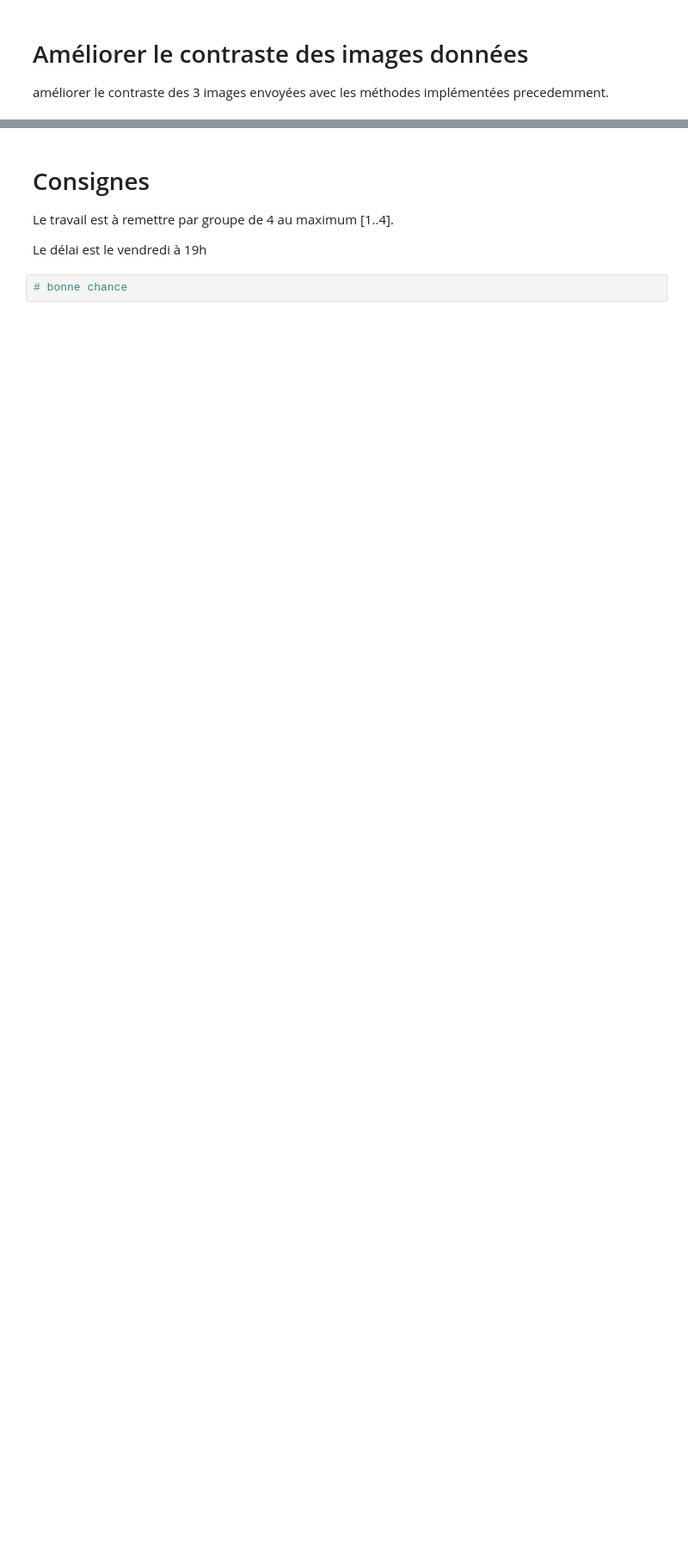
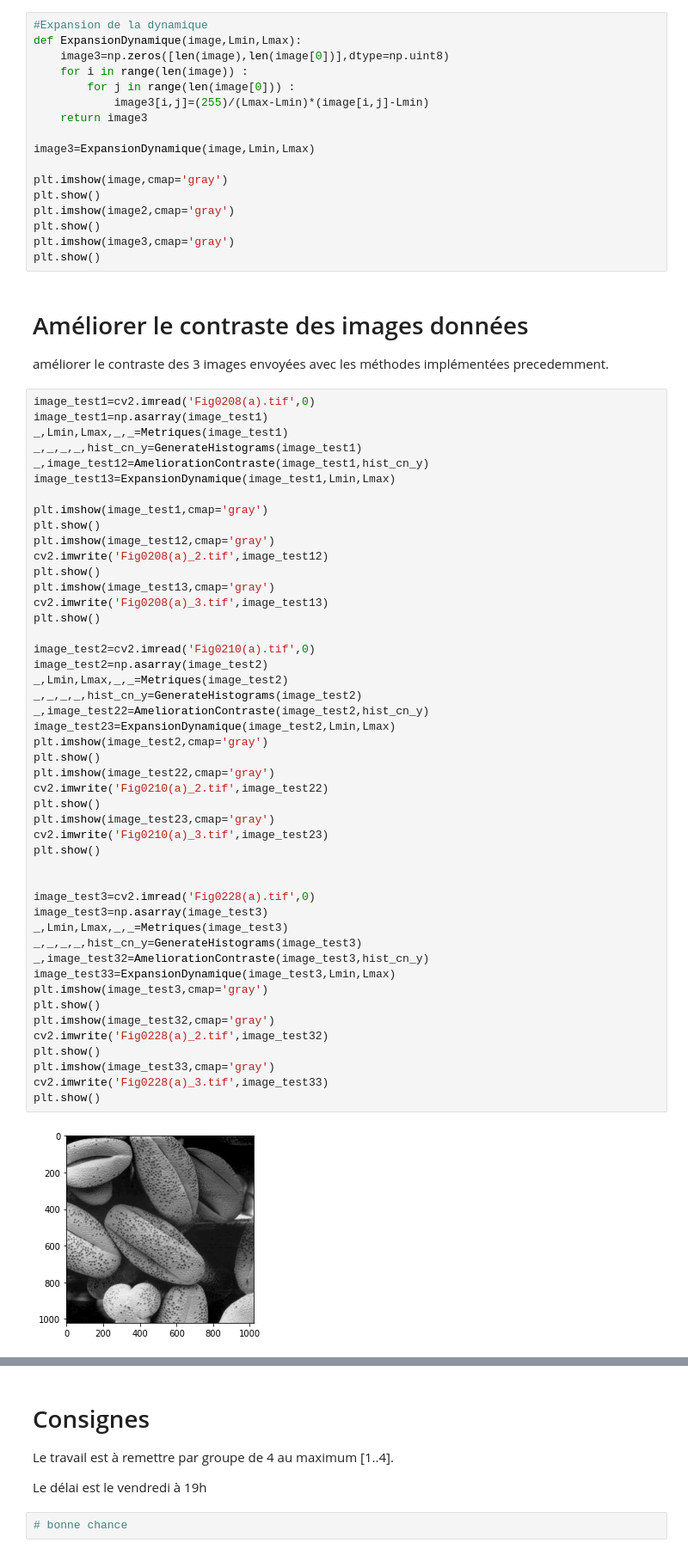
Before and after one commit to Se1f0/Histogram-equalizationand-and-image-contrast, a Jupyter notebook: TP 2 - Histogrammes.ipynb, the cells around one changed output, grey strips where cells are left out. Shown at 86% size. Cells and saved outputs as stored; diff of their text form; blank space fills up the shorter version.

```diff
--- a/TP 2 - Histogrammes.ipynb
+++ b/TP 2 - Histogrammes.ipynb
@@ -122,5 +196,71 @@ plt.show()
 # %% [markdown]
 # Expansion de la dynamique et comparaison avec l'égalisation d'histogramme
+# %%
+#Expansion de la dynamique
+def ExpansionDynamique(image,Lmin,Lmax):
+    image3=np.zeros([len(image),len(image[0])],dtype=np.uint8)
+    for i in range(len(image)) :
+        for j in range(len(image[0])) :
+            image3[i,j]=(255)/(Lmax-Lmin)*(image[i,j]-Lmin)
+    return image3
+
+image3=ExpansionDynamique(image,Lmin,Lmax)
+
+plt.imshow(image,cmap='gray')
+plt.show()
+plt.imshow(image2,cmap='gray')
+plt.show()
+plt.imshow(image3,cmap='gray')
+plt.show()
 # %% [markdown]
 # Améliorer le contraste des images données
 améliorer le contraste des 3 images envoyées avec les méthodes implémentées precedemment.
+# %%
+image_test1=cv2.imread('Fig0208(a).tif',0)
+image_test1=np.asarray(image_test1)
+_,Lmin,Lmax,_,_=Metriques(image_test1)
+_,_,_,_,hist_cn_y=GenerateHistograms(image_test1)
+_,image_test12=AmeliorationContraste(image_test1,hist_cn_y)
+image_test13=ExpansionDynamique(image_test1,Lmin,Lmax)
+
+plt.imshow(image_test1,cmap='gray')
+plt.show()
+plt.imshow(image_test12,cmap='gray')
+cv2.imwrite('Fig0208(a)_2.tif',image_test12)
+plt.show()
+plt.imshow(image_test13,cmap='gray')
+cv2.imwrite('Fig0208(a)_3.tif',image_test13)
+plt.show()
+
+image_test2=cv2.imread('Fig0210(a).tif',0)
+image_test2=np.asarray(image_test2)
+_,Lmin,Lmax,_,_=Metriques(image_test2)
+_,_,_,_,hist_cn_y=GenerateHistograms(image_test2)
+_,image_test22=AmeliorationContraste(image_test2,hist_cn_y)
+image_test23=ExpansionDynamique(image_test2,Lmin,Lmax)
+plt.imshow(image_test2,cmap='gray')
+plt.show()
+plt.imshow(image_test22,cmap='gray')
+cv2.imwrite('Fig0210(a)_2.tif',image_test22)
+plt.show()
+plt.imshow(image_test23,cmap='gray')
+cv2.imwrite('Fig0210(a)_3.tif',image_test23)
+plt.show()
+
+
+image_test3=cv2.imread('Fig0228(a).tif',0)
+image_test3=np.asarray(image_test3)
+_,Lmin,Lmax,_,_=Metriques(image_test3)
+_,_,_,_,hist_cn_y=GenerateHistograms(image_test3)
+_,image_test32=AmeliorationContraste(image_test3,hist_cn_y)
+image_test33=ExpansionDynamique(image_test3,Lmin,Lmax)
+plt.imshow(image_test3,cmap='gray')
+plt.show()
+plt.imshow(image_test32,cmap='gray')
+cv2.imwrite('Fig0228(a)_2.tif',image_test32)
+plt.show()
+plt.imshow(image_test33,cmap='gray')
+cv2.imwrite('Fig0228(a)_3.tif',image_test33)
+plt.show()
+# %% [output]
+[figure, added]
```
Also changed, not shown: parts of 8 cells of this notebook.
